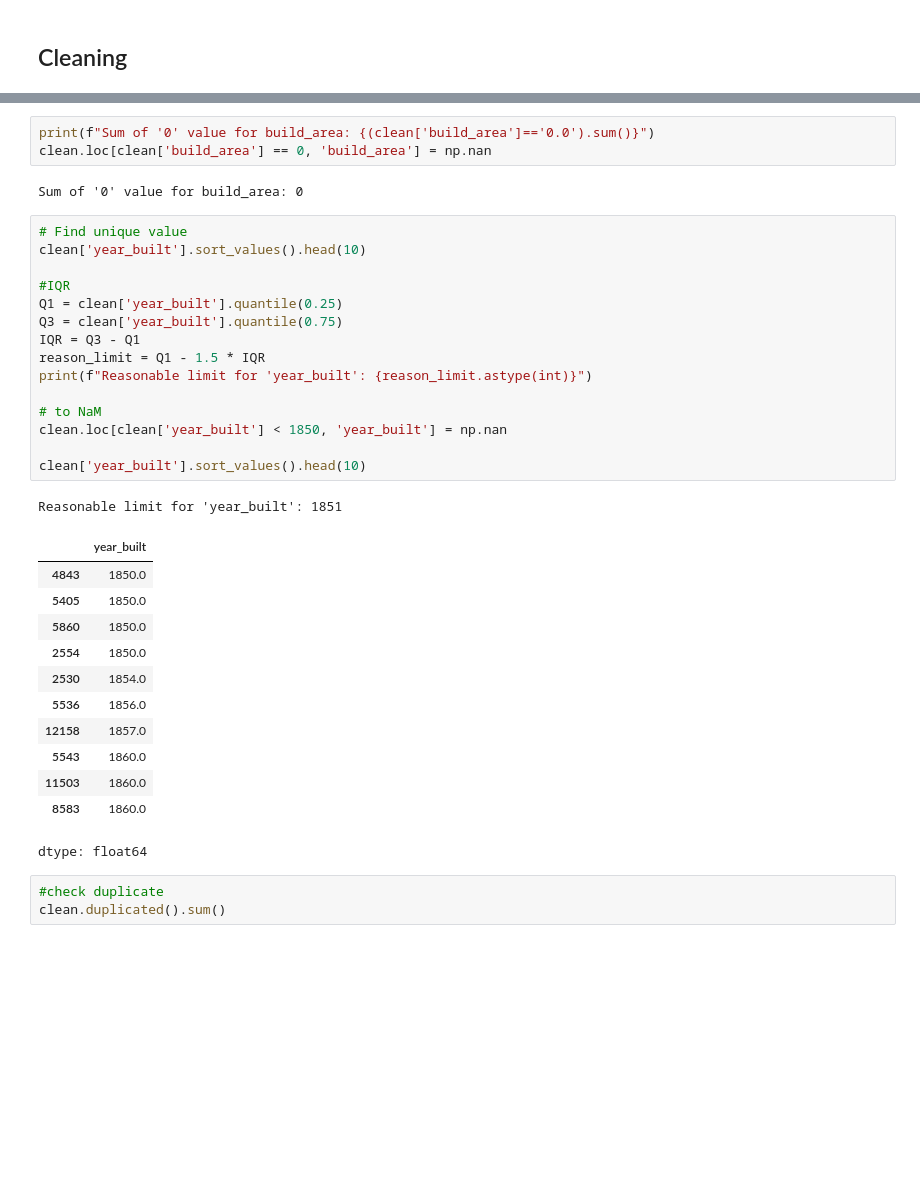
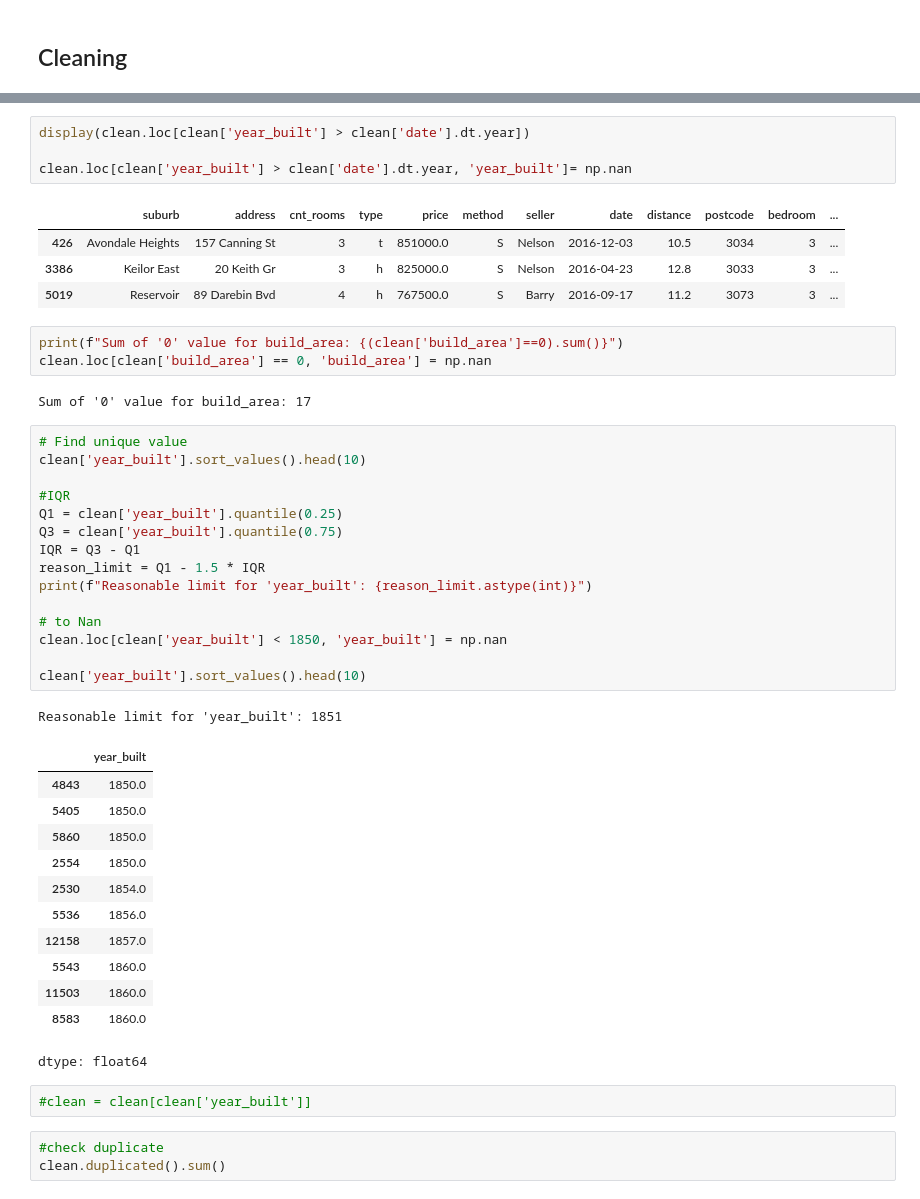
Before and after one commit to NadiiaIvashchuk/melbourne-housing-project, a Jupyter notebook: notebooks/melbourne_housing_project.ipynb, the cells around one changed output, grey strips where cells are left out. Cells and saved outputs as stored; diff of their text form; blank space fills up the shorter version.

```diff
--- a/notebooks/melbourne_housing_project.ipynb
+++ b/notebooks/melbourne_housing_project.ipynb
@@ -182,11 +174,20 @@ clean.head()
 | 2 | Abbotsford | 5 Charles St | 3 | h | 1465000.0 | SP | Biggin | 2017-03-04 | 2.5 | 3067.0 | 3.0 | ... |
 | 3 | Abbotsford | 40 Federation La | 3 | h | 850000.0 | PI | Biggin | 2017-03-04 | 2.5 | 3067.0 | 3.0 | ... |
 | 4 | Abbotsford | 55a Park St | 4 | h | 1600000.0 | VB | Nelson | 2016-06-04 | 2.5 | 3067.0 | 3.0 | ... |
+# %%
+display(clean.loc[clean['year_built'] > clean['date'].dt.year])
+
+clean.loc[clean['year_built'] > clean['date'].dt.year, 'year_built']= np.nan
+# %% [output]
+|  | suburb | address | cnt_rooms | type | price | method | seller | date | distance | postcode | bedroom | ... |
+| 426 | Avondale Heights | 157 Canning St | 3 | t | 851000.0 | S | Nelson | 2016-12-03 | 10.5 | 3034 | 3 | ... |
+| 3386 | Keilor East | 20 Keith Gr | 3 | h | 825000.0 | S | Nelson | 2016-04-23 | 12.8 | 3033 | 3 | ... |
+| 5019 | Reservoir | 89 Darebin Bvd | 4 | h | 767500.0 | S | Barry | 2016-09-17 | 11.2 | 3073 | 3 | ... |
 # %%
-print(f"Sum of '0' value for build_area: {(clean['build_area']=='0.0').sum()}")
+print(f"Sum of '0' value for build_area: {(clean['build_area']==0).sum()}")
 clean.loc[clean['build_area'] == 0, 'build_area'] = np.nan
 # %% [output]
-Sum of '0' value for build_area: 0
+Sum of '0' value for build_area: 17
 # %%
 # Find unique value
 clean['year_built'].sort_values().head(10)
@@ -198,7 +199,7 @@ IQR = Q3 - Q1
 reason_limit = Q1 - 1.5 * IQR
 print(f"Reasonable limit for 'year_built': {reason_limit.astype(int)}")
 
-# to NaM
+# to Nan
 clean.loc[clean['year_built'] < 1850, 'year_built'] = np.nan
 
 clean['year_built'].sort_values().head(10)
@@ -216,6 +217,8 @@ Reasonable limit for 'year_built': 1851
 | 11503 | 1860.0 |
 | 8583 | 1860.0 |
 dtype: float64
+# %%
+#clean = clean[clean['year_built']]
 # %%
 #check duplicate
 clean.duplicated().sum()
```
Also changed, not shown: parts of 16 cells of this notebook.
